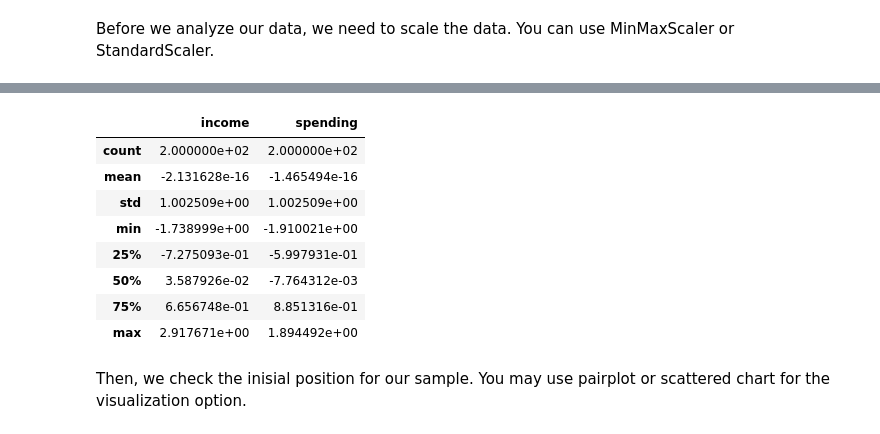
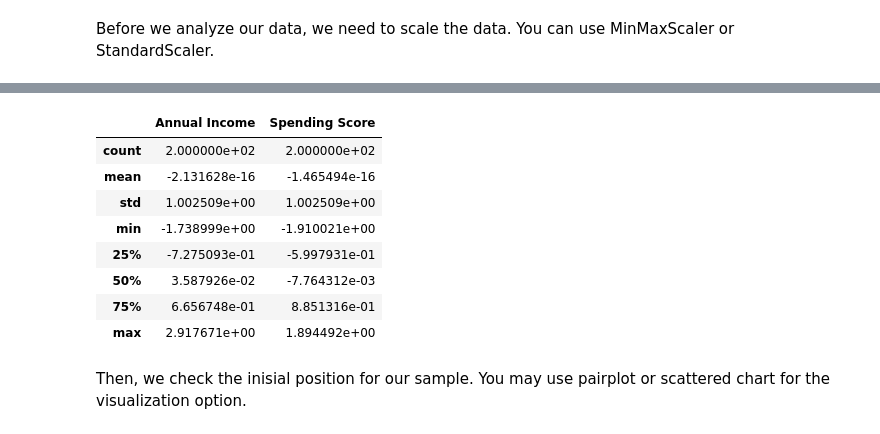
Before and after one commit to Steivann/tugas-data-mining, a Jupyter notebook: [Question]_Exercise_Week_8_KMeans_Clustering.ipynb, the cells around one changed output, grey strips where cells are left out. Saved outputs shown, nothing was run; the diff lists cells and outputs as text; code cells hidden in the pictures.

```diff
--- a/[Question]_Exercise_Week_8_KMeans_Clustering.ipynb
+++ b/[Question]_Exercise_Week_8_KMeans_Clustering.ipynb
@@ -22,6 +25,8 @@ In this exercise we will explore how each clustering algorithm discussed in the
 The dataset that we will use is a customer transaction in a certain mall. In this dataset there will 4 features including Gender, Age, Annual Income, and Spending Score. You can get the dataset from https://raw.githubusercontent.com/NathaliaMinoque/dataset/refs/heads/main/mall_customers.csv
 # %%
 # load dataset and show the first five sample
+data = pd.read_csv('https://raw.githubusercontent.com/NathaliaMinoque/dataset/refs/heads/main/mall_customers.csv')
+data.head()
 # %% [output]
 |  | CustomerID | Gender | Age | Annual Income (k$) | Spending Score (1-100) |
 | 0 | 1 | Male | 19 | 15 | 39 |
@@ -31,4 +36,7 @@ The dataset that we will use is a customer transaction in a certain mall. In thi
 | 4 | 5 | Female | 31 | 17 | 40 |
 # %%
 # rename the Annual Income (k$)	Spending Score (1-100) column
+a = {'Annual Income (k$)': 'Annual Income', 'Spending Score (1-100)': 'Spending Score'}
+data.rename(columns=a, inplace=True)
+data.head()
 # %% [output]
@@ -70,4 +90,6 @@ dtype: int64
 For this case study, we only use income and spending score
 # %%
 # create new dataframe that consist only annual income and spending score
+a = data[['Annual Income', 'Spending Score']]
+a.head()
 # %% [output]
@@ -90,0 +104,7 @@ Before we analyze our data, we need to scale the data. You can use MinMaxScaler
+# %%
+# scale dataset with standard scaler
+from sklearn.preprocessing import StandardScaler
+
+sc = StandardScaler()
+a = pd.DataFrame(sc.fit_transform(a), columns=["Annual Income","Spending Score"])
+a.head()
@@ -91,7 +118,8 @@ Before we analyze our data, we need to scale the data. You can use MinMaxScaler
 # %%
 # get stastical information on the new dataset
+a.describe()
 # %% [output]
-|  | income | spending |
+|  | Annual Income | Spending Score |
 | count | 2.000000e+02 | 2.000000e+02 |
 | mean | -2.131628e-16 | -1.465494e-16 |
 | std | 1.002509e+00 | 1.002509e+00 |
```
Also changed, not shown: parts of 27 cells of this notebook.
